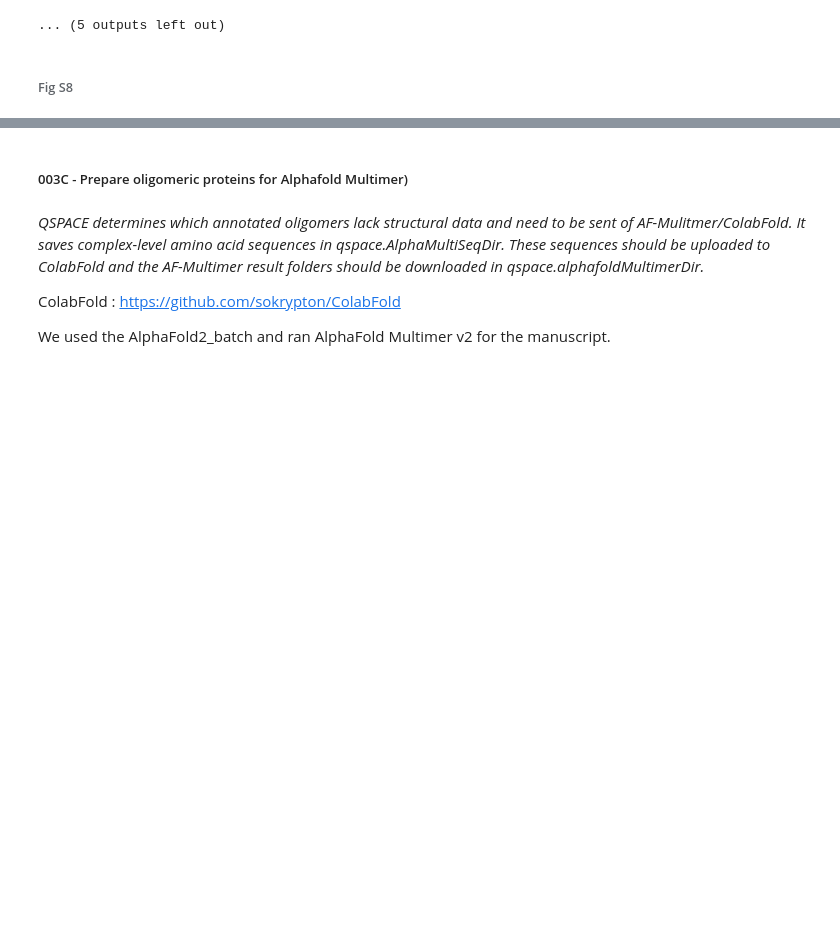
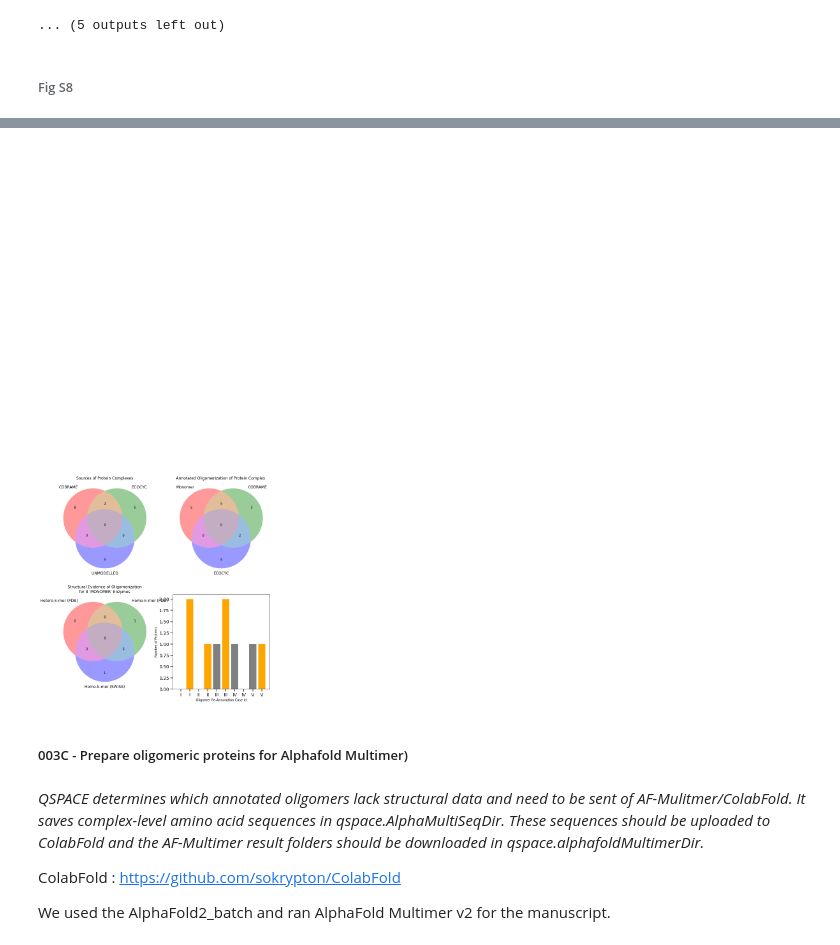
Before and after one commit to EdwardCatoiu/QSPACE, a Jupyter notebook: demo_QSPACE.ipynb, the cells around one changed output, grey strips where cells are left out. Saved outputs shown, nothing was run; the diff lists cells and outputs as text; code cells hidden in the pictures; blank space fills up the shorter version.

```diff
--- a/demo_QSPACE.ipynb
+++ b/demo_QSPACE.ipynb
@@ -1277,3 +1267,26 @@ figuresModule.figS8_D(df_recipes_changed,fig = False, ax = False, save = False)
+# %%
+import matplotlib.gridspec as gridspec
+import matplotlib.pyplot as plt
+
+%matplotlib inline
+fig,ax =plt.subplots()
+fig.set_figheight(12)
+fig.set_figwidth(12)
+
+gs1 = gridspec.GridSpec(2,2 ,height_ratios= [1,1], width_ratios=[1,1])
+gs1.update( wspace=0.2, hspace = 0.2)
+ax1a = plt.subplot(gs1[0,0])
+ax1b = plt.subplot(gs1[0,1])
+ax2a = plt.subplot(gs1[1,0])
+ax2b = plt.subplot(gs1[1,1])
+
+
+fig, ax1a = figuresModule.figS8_A(proteinTargets,fig = fig, ax = ax1a, save = False)
+fig, ax1b = figuresModule.figS8_B(proteinTargets,fig = fig, ax = ax1b, save = False)
+fig, ax2a = figuresModule.figS8_C(hetero_oligo_pdb, homo_oligo_pdb,homo_oligo_swiss,fig = fig, ax = ax2a, save = False)
+fig, ax2b = figuresModule.figS8_D(df_recipes_changed,fig = fig, ax = ax2b, save = False)
+# %% [output]
+[figure, added]
 # %% [markdown]
 ##### 003C - Prepare oligomeric proteins for Alphafold Multimer)
 # %% [markdown]
```
Also changed, not shown: parts of 48 cells of this notebook, 2 other files.
